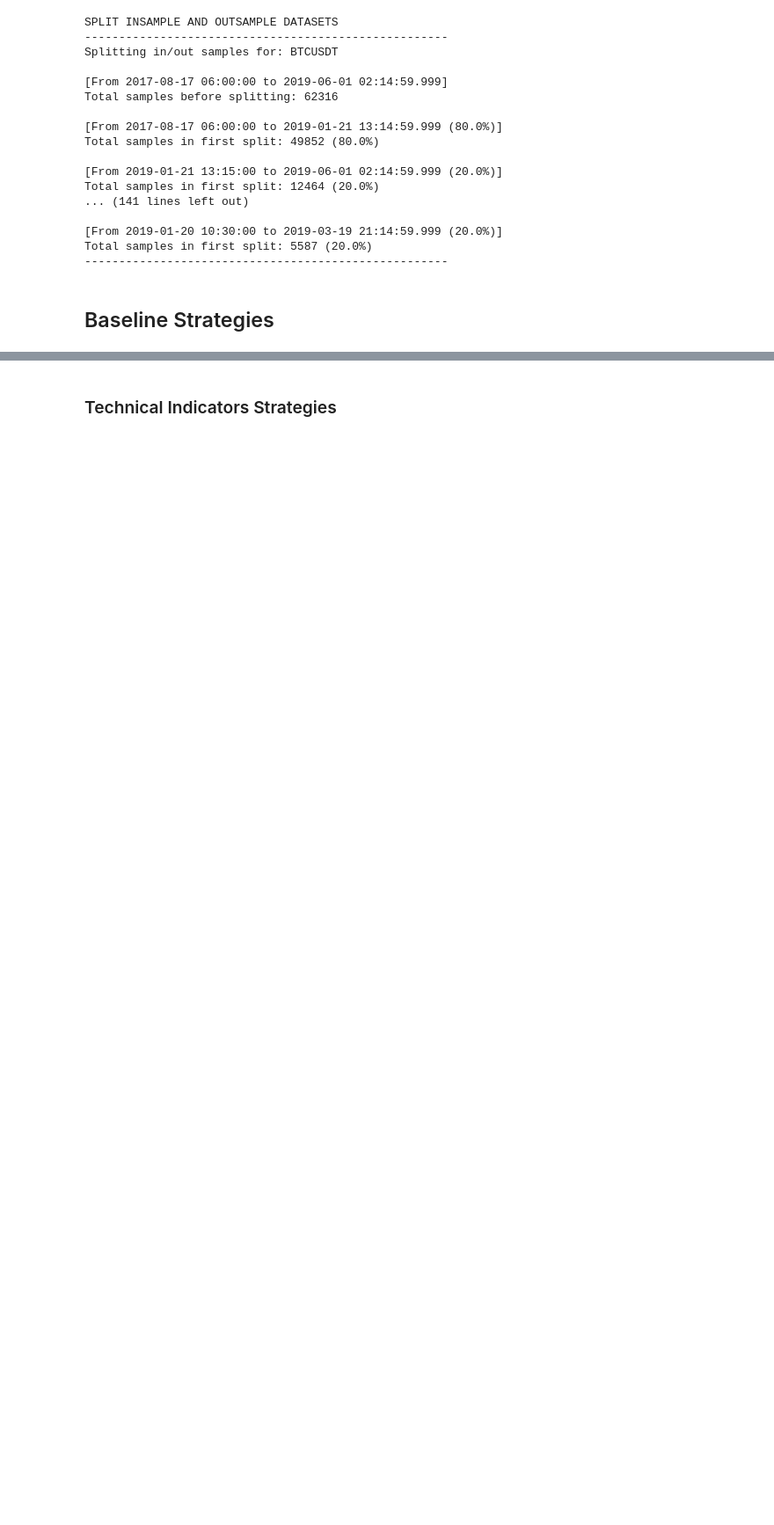
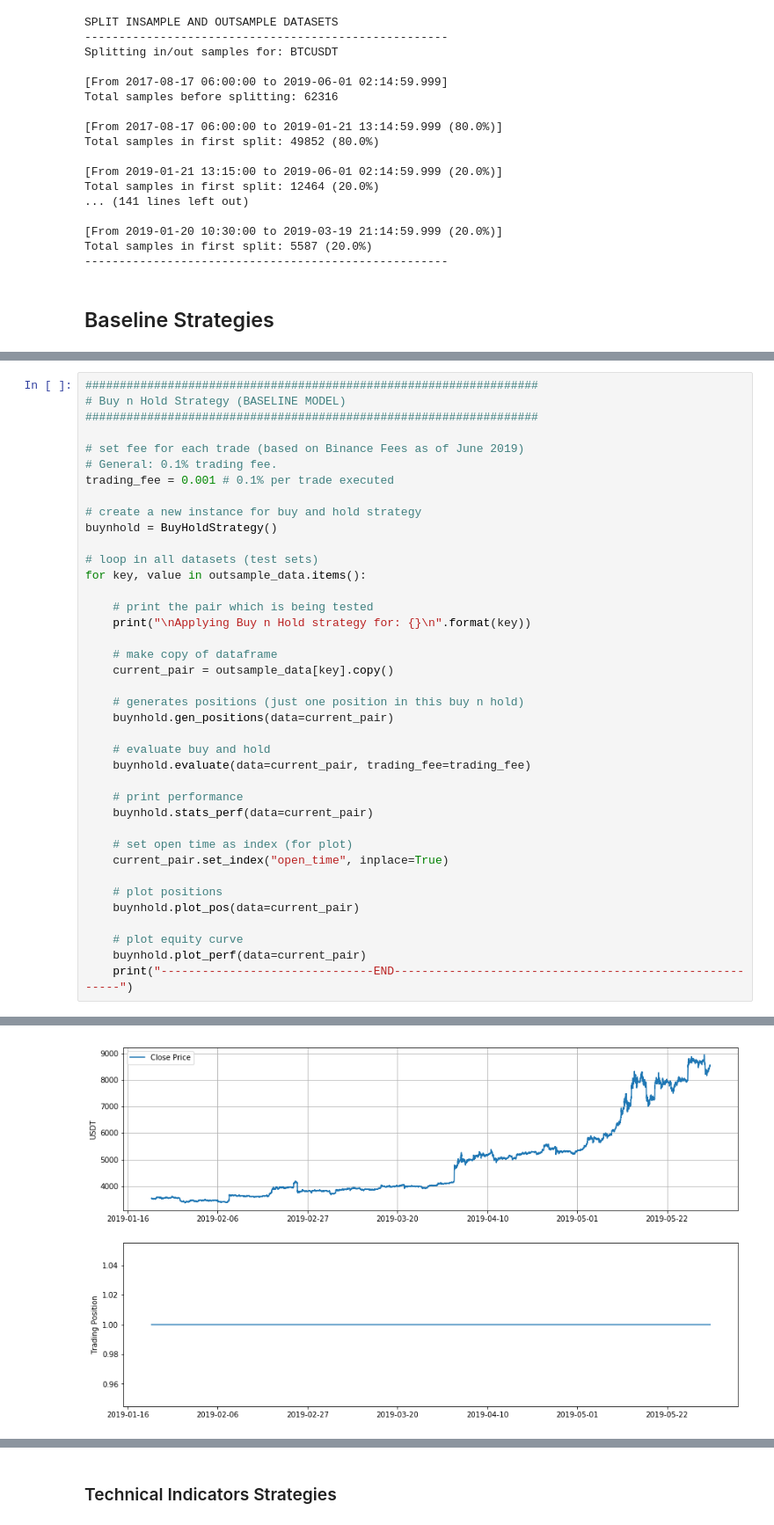
Before and after one commit to achmand/ari5123_assignment, a Jupyter notebook: src/algo_trading.ipynb, the cells around one changed output, grey strips where cells are left out. Shown at 88% size. Cells and saved outputs as stored; diff of their text form; blank space fills up the shorter version.

Commit message:
[CODE] Buy n hold fully implemented.

```diff
--- a/src/algo_trading.ipynb
+++ b/src/algo_trading.ipynb
@@ -426,0 +452,40 @@ Total samples in first split: 5587 (20.0%)
+# %%
+##################################################################
+# Buy n Hold Strategy (BASELINE MODEL)
+##################################################################
+
+# set fee for each trade (based on Binance Fees as of June 2019)
+# General: 0.1% trading fee.
+trading_fee = 0.001 # 0.1% per trade executed
+
+# create a new instance for buy and hold strategy
+buynhold = BuyHoldStrategy()
+
+# loop in all datasets (test sets)
+for key, value in outsample_data.items():
+
+    # print the pair which is being tested
+    print("\nApplying Buy n Hold strategy for: {}\n".format(key))
+
+    # make copy of dataframe
+    current_pair = outsample_data[key].copy()
+
+    # generates positions (just one position in this buy n hold)
+    buynhold.gen_positions(data=current_pair)
+
+    # evaluate buy and hold
+    buynhold.evaluate(data=current_pair, trading_fee=trading_fee)
+
+    # print performance
+    buynhold.stats_perf(data=current_pair)
+
+    # set open time as index (for plot)
+    current_pair.set_index("open_time", inplace=True)
+
+    # plot positions
+    buynhold.plot_pos(data=current_pair)
+
+    # plot equity curve
+    buynhold.plot_perf(data=current_pair)
+    print("-------------------------------END--------------------------------------------------------")
+# %% [output]
@@ -426,0 +504 @@ Total samples in first split: 5587 (20.0%)
+[figure, added]
```
Also changed, not shown: parts of 6 cells of this notebook, 5 other files.
